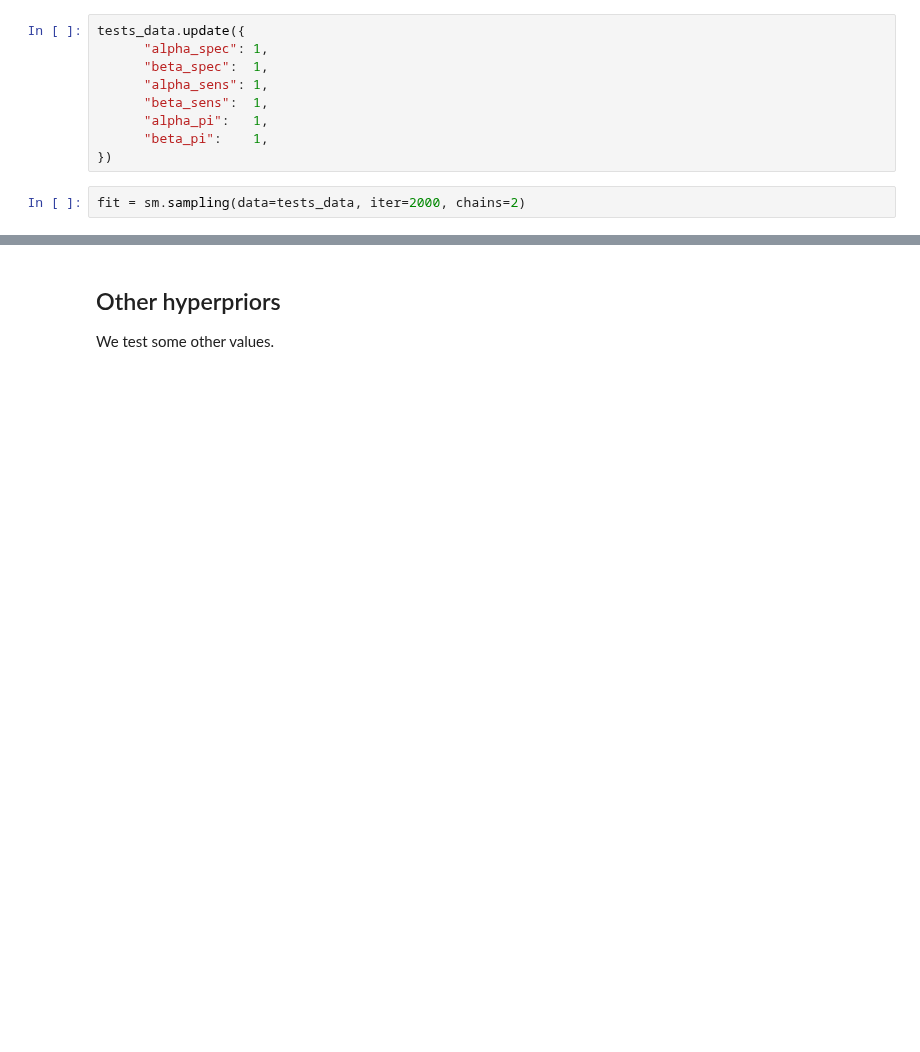
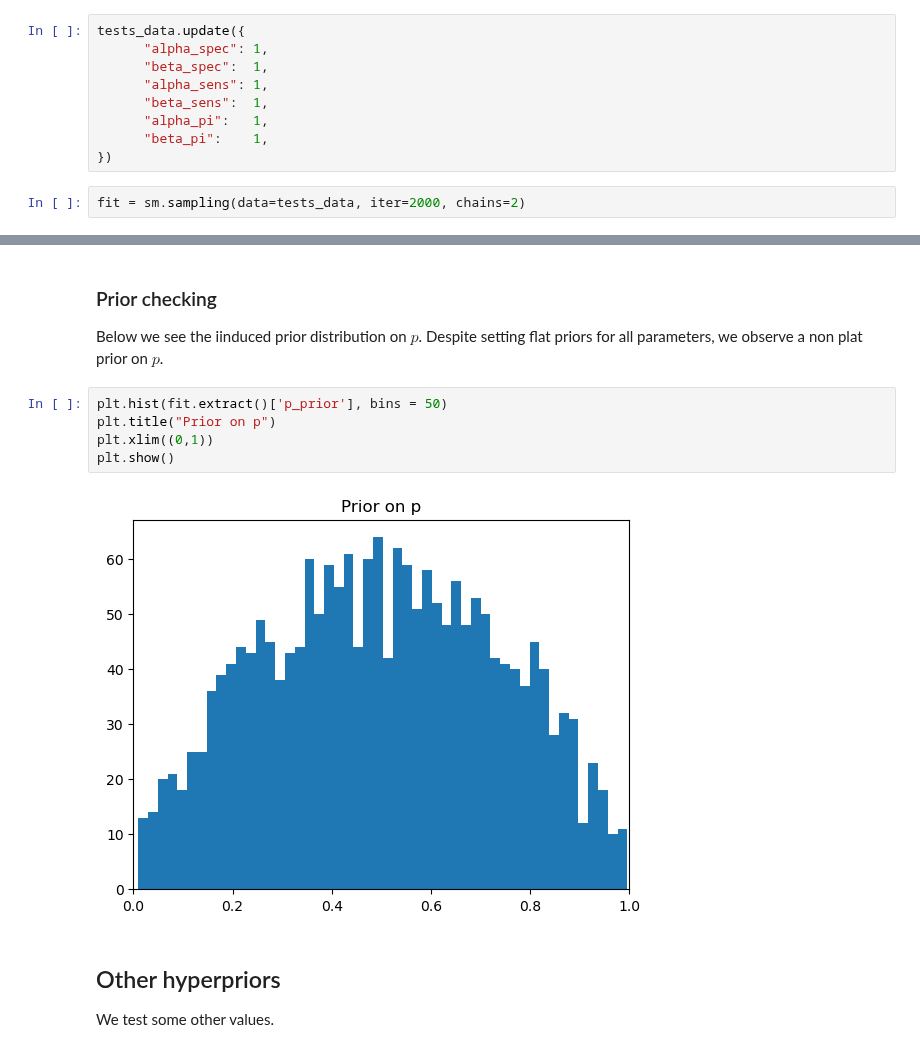
Before and after one commit to lucasmoschen/rds-bayesian-analysis-tcc, a Jupyter notebook: exercises/regression/unknown-spec-sens.ipynb, the cells around one changed output, grey strips where cells are left out. Drawn from its saved outputs; the diff is of its cells as text; blank space fills up the shorter version.

```diff
--- a/exercises/regression/unknown-spec-sens.ipynb
+++ b/exercises/regression/unknown-spec-sens.ipynb
@@ -106,3 +116,14 @@ plt.show()
+# %% [markdown]
+### Prior checking
+
+Below we see the iinduced prior distribution on $p$. Despite setting flat priors for all parameters, we observe a non plat prior on $p$.
+# %%
+plt.hist(fit.extract()['p_prior'], bins = 50)
+plt.title("Prior on p")
+plt.xlim((0,1))
+plt.show()
+# %% [output]
+[figure, added]
 # %% [markdown]
 ## Other hyperpriors
 
```
Also changed, not shown: parts of 19 cells of this notebook, 6 other files.
